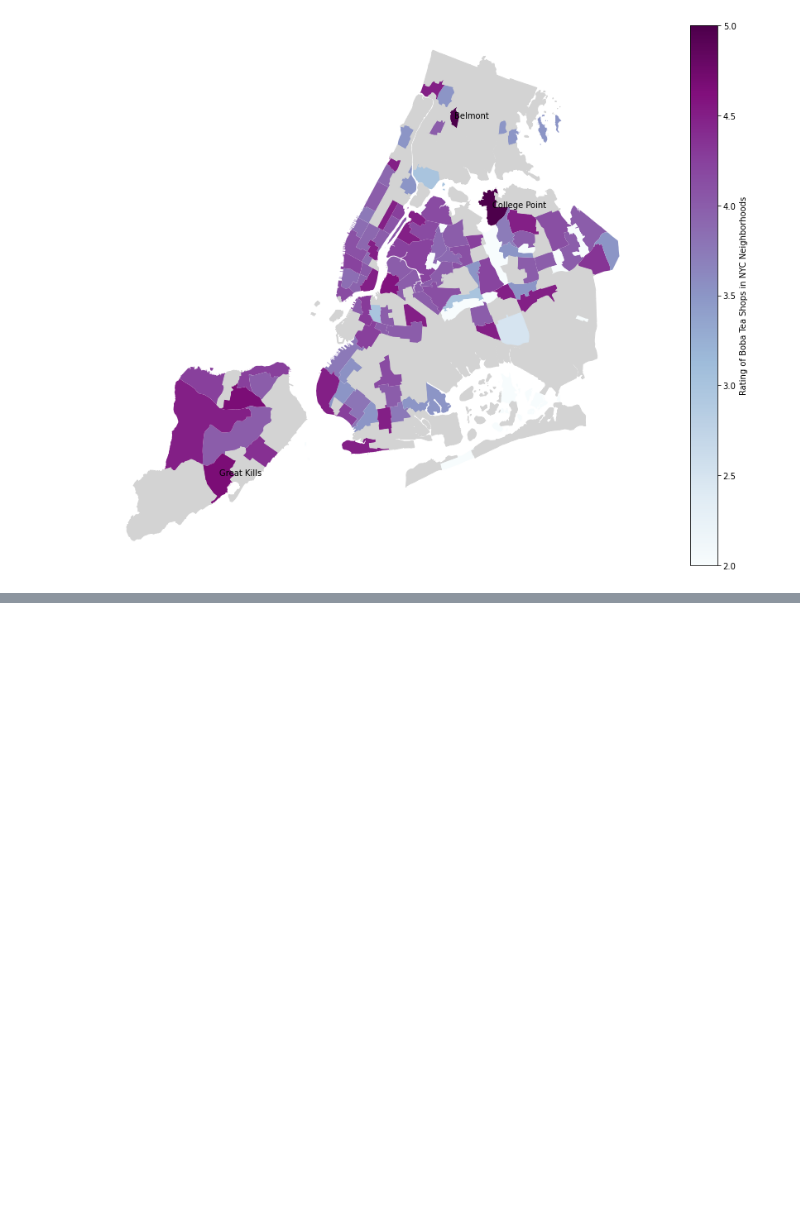
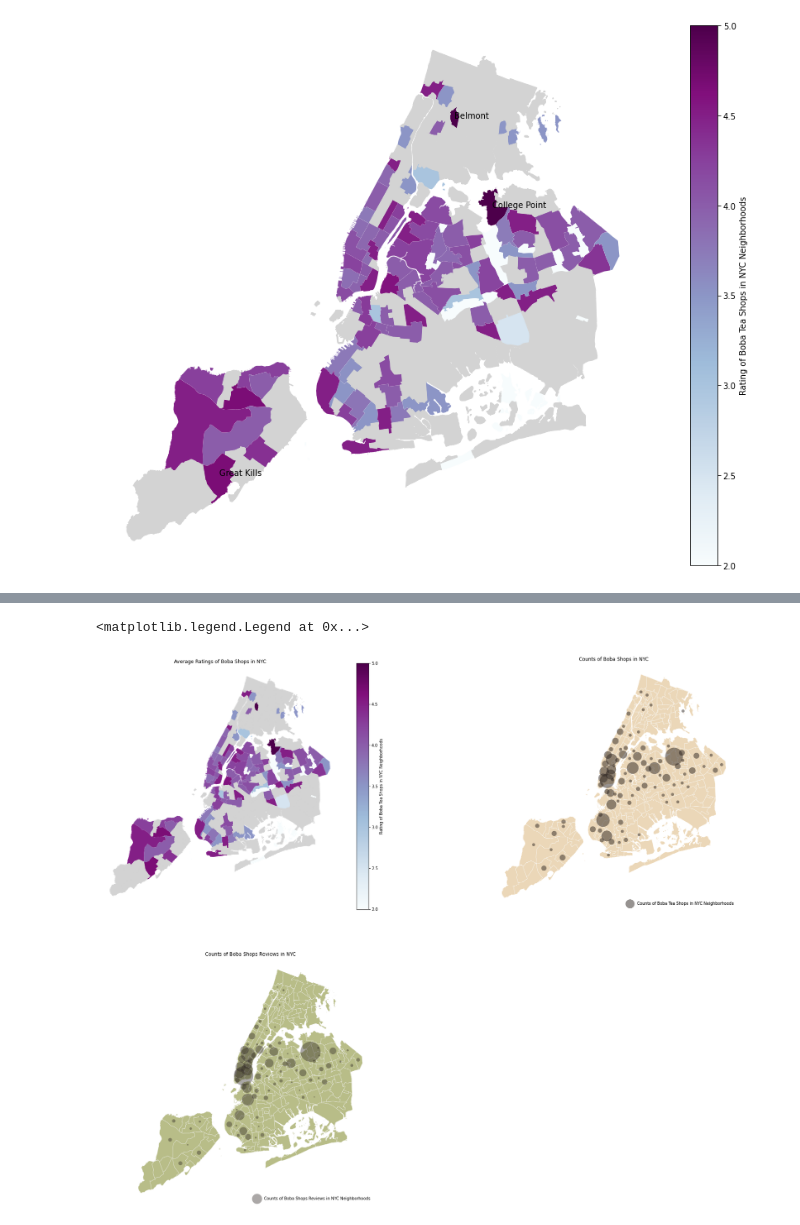
Before and after one commit to mebauer/boba-nyc, a Jupyter notebook: teabook/boba-maps-nyc.ipynb, the cells around one changed output, grey strips where cells are left out. Drawn from its saved outputs; the diff is of its cells as text; code cells hidden in the pictures; blank space fills up the shorter version.

```diff
--- a/teabook/boba-maps-nyc.ipynb
+++ b/teabook/boba-maps-nyc.ipynb
@@ -62,7 +60,7 @@ neighborhoods.head()
 | 4 | 2.0 | Bronx | 005 | BX09 | Soundview-Castle Hill-Clason Poin... | 5.198380e+07 | 67340.977626 | MULTIPOLYGON (((-73.88064 40.8185... |
 # %%
 # re-project neighborhood data
-neighborhoods.to_crs(epsg=4326)
+neighborhoods = neighborhoods.to_crs('EPSG:4326')
 
 # open the boba dataframe as geo data frame using the lat-long info in the data
 gdf = gpd.GeoDataFrame(df, crs=neighborhoods.crs, geometry=gpd.points_from_xy(df.longitude, df.latitude))
@@ -135,0 +119,6 @@ group_nt.head()
+# %%
+# get the average ratings of boba shops groupped by neighborhood names
+nt_revcount = join_df.groupby(by='ntaname')['review_count'].sum().sort_values(ascending=True)
+nt_revcount = nt_revcount.reset_index()
+nt_revcount.columns = ['ntaname','review_count']
+nt_revcount.describe()
@@ -136,5 +135,8 @@ group_nt.head()
 # %%
-# merge the counts and ratings by neighborhood dataframe with the neighborhood geodataframe to get the spatial information
-group_nt_gdf = neighborhoods.merge(group_nt, how='left', left_on='ntaname', right_on='ntaname')
-group_nt_gdf.describe()
+# merge the counts, ratings, review counts by neighborhood dataframe to the neighborhood geodataframe, which contains spatial information of the neighborhoods
+group_nt_gdf = neighborhoods.merge(nt_count, how="left", left_on='ntaname', right_on='ntaname')
+group_nt_gdf = group_nt_gdf.merge(nt_rating, how="left", left_on='ntaname', right_on='ntaname')
+group_nt_gdf = group_nt_gdf.merge(nt_revcount, how="left", left_on='ntaname', right_on='ntaname')
+
+group_nt_gdf.head()
 # %% [output]
@@ -218,0 +192,46 @@ ax[1].set_axis_off()
+# %%
+# Put the maps side to side..
+# create a choropleth map of boba shop ratings in NYC neighborhoods
+# and proportional symbol maps of boba shop counts and boba shop review counts in NYC neighborhoods
+
+fig, ax = plt.subplots(2, 2, figsize=(30, 25))
+
+
+# draw average rating of boba tea shops
+ax[0][0].title.set_text('Average Ratings of Boba Shops in NYC')
+missing_kwds={"color": "lightgrey","edgecolor": "lightgrey","label": "Missing values"}
+group_nt_gdf.plot(
+    ax=ax[0][0], column='rating', cmap='BuPu', edgecolor="none", linewidth=1, legend=True,
+    legend_kwds = {'label': "Rating of Boba Tea Shops in NYC Neighborhoods"}, missing_kwds=missing_kwds)
+
+
+# To create proportional symbol maps,
+# create a copy of the geodataframe using the centroids coordinate as the geometry
+group_nt_gdf_pt = group_nt_gdf.copy()
+group_nt_gdf_pt['geometry'] = group_nt_gdf_pt['label_geometry']
+group_nt_gdf_pt.head()
+
+
+# draw counts of boba tea shops
+ax[0][1].title.set_text('Counts of Boba Shops in NYC')
+neighborhoods.plot(ax=ax[0][1], color="#ebd7b8", edgecolor="white",linewidth=0.5, alpha=1)
+group_nt_gdf_pt.plot(
+    ax=ax[0][1], color="#2e2622", markersize=group_nt_gdf_pt.counts * 50, alpha=0.5, edgecolor='#2e2622', linewidth=0.4, legend=True, label="Counts of Boba Tea Shops in NYC Neighborhoods")
+
+
+# draw counts of reviews
+ax[1][0].title.set_text('Counts of Boba Shops Reviews in NYC')
+neighborhoods.plot(ax=ax[1][0], color="#b8bd88", edgecolor="whitesmoke",linewidth=0.5, alpha=1)
+group_nt_gdf_pt.plot(
+    ax=ax[1][0], color="#2e2622", markersize=group_nt_gdf_pt.review_count / 2, alpha=0.4, edgecolor='#2e2622', linewidth=0.4, legend=True, label="Counts of Boba Shops Reviews in NYC Neighborhoods")
+
+ax[0][0].set_axis_off()
+ax[0][1].set_axis_off()
+ax[1][0].set_axis_off()
+ax[1][1].set_axis_off()
+
+ax[0][1].legend(loc='lower right', markerscale=0.7, frameon=False)
+ax[1][0].legend(loc='lower right', markerscale=0.7, frameon=False)
+# %% [output]
+<matplotlib.legend.Legend at 0x...>
+[figure, added]
```
Also changed, not shown: parts of 25 cells of this notebook.
